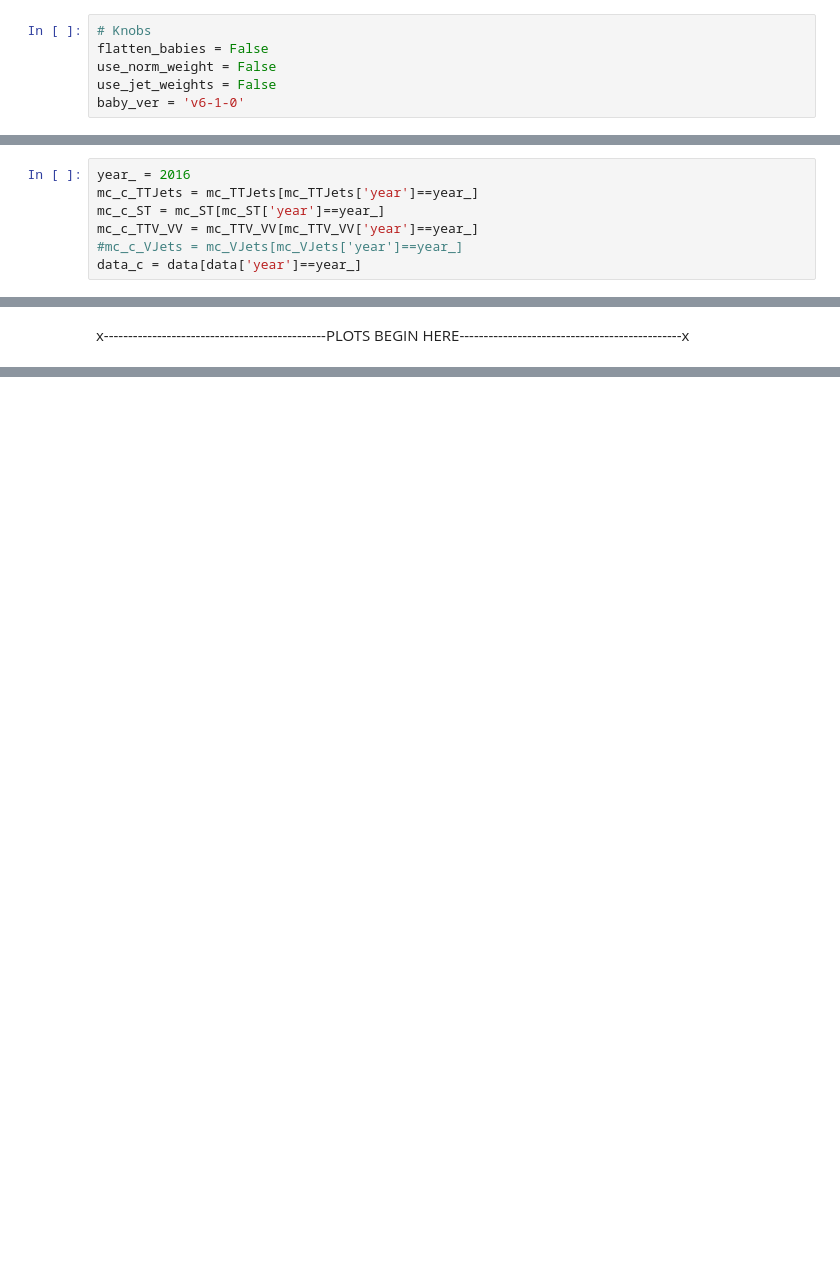
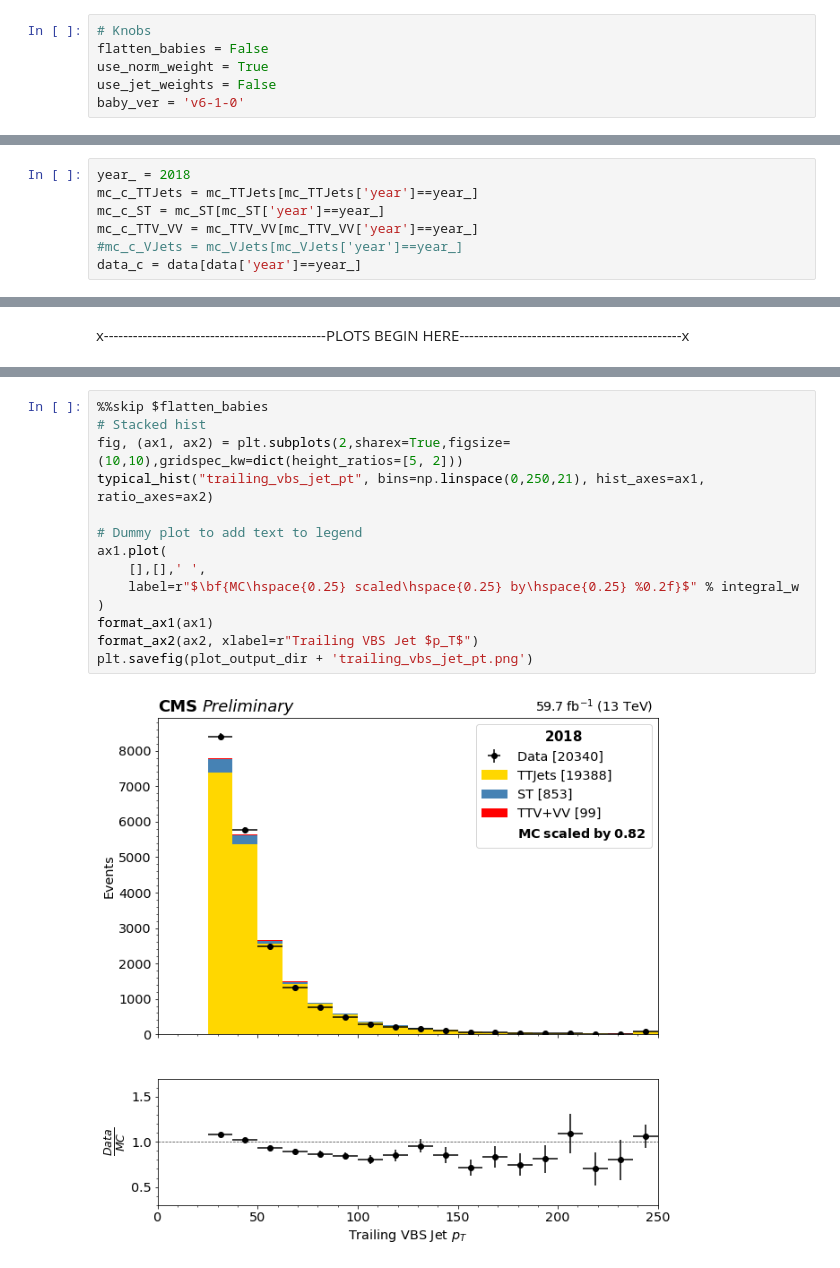
Before and after one commit to jkguiang/NanoTools, a Jupyter notebook: studies/ttbarCR/ControlPlots-v2.ipynb, the cells around one changed output, grey strips where cells are left out. Drawn from its saved outputs; the diff is of its cells as text; blank space fills up the shorter version.

```diff
--- a/studies/ttbarCR/ControlPlots-v2.ipynb
+++ b/studies/ttbarCR/ControlPlots-v2.ipynb
@@ -30,7 +30,7 @@ plt.rcParams.update(params)
 # %%
 # Knobs
 flatten_babies = False
-use_norm_weight = False
+use_norm_weight = True
 use_jet_weights = False
 baby_ver = 'v6-1-0'
 # %%
@@ -299,7 +299,7 @@ data = data.drop_duplicates(subset=['leading_lep_pt', 'trailing_lep_pt'])
 # %%
 mc_TTV_VV = pd.concat([mc_TTV, mc_VV])
 # %%
-year_ = 2016
+year_ = 2018
 mc_c_TTJets = mc_TTJets[mc_TTJets['year']==year_]
 mc_c_ST = mc_ST[mc_ST['year']==year_]
 mc_c_TTV_VV = mc_TTV_VV[mc_TTV_VV['year']==year_]
@@ -818,0 +611,16 @@ plt.savefig(plot_output_dir + 'vbs_jet_dphi.svg')
+# %%
+%%skip $flatten_babies
+# Stacked hist
+fig, (ax1, ax2) = plt.subplots(2,sharex=True,figsize=(10,10),gridspec_kw=dict(height_ratios=[5, 2]))
+typical_hist("trailing_vbs_jet_pt", bins=np.linspace(0,250,21), hist_axes=ax1, ratio_axes=ax2)
+
+# Dummy plot to add text to legend
+ax1.plot(
+    [],[],' ',
+    label=r"$\bf{MC\hspace{0.25} scaled\hspace{0.25} by\hspace{0.25} %0.2f}$" % integral_w
+)
+format_ax1(ax1)
+format_ax2(ax2, xlabel=r"Trailing VBS Jet $p_T$")
+plt.savefig(plot_output_dir + 'trailing_vbs_jet_pt.png')
+# %% [output]
+[figure, added]
```
Also changed, not shown: parts of 44 cells of this notebook.
